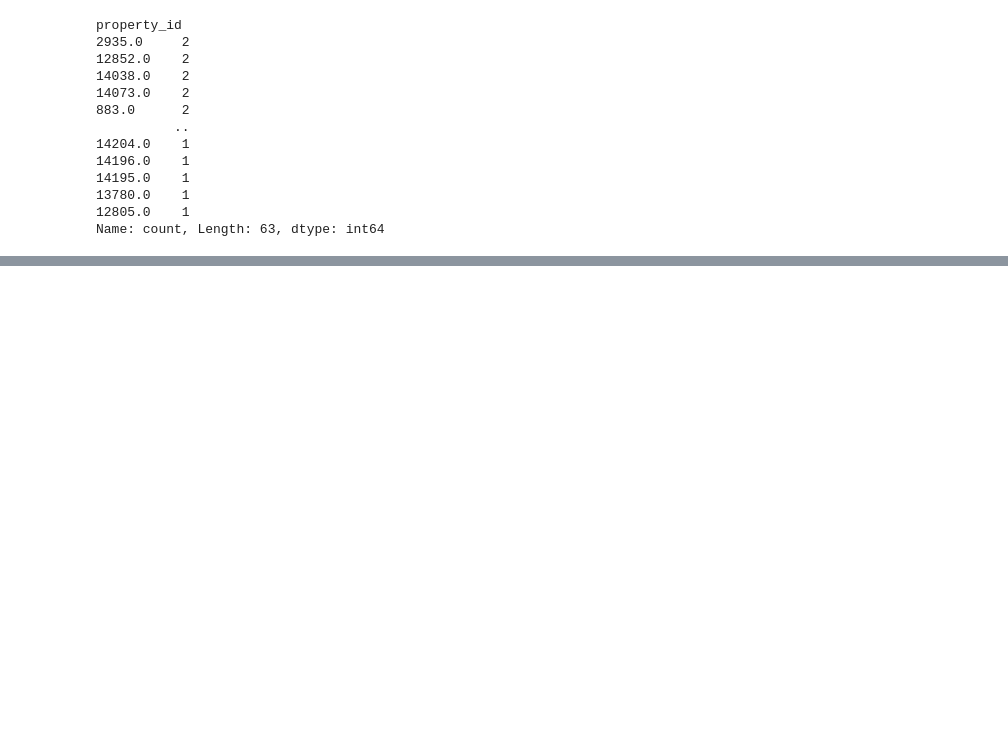
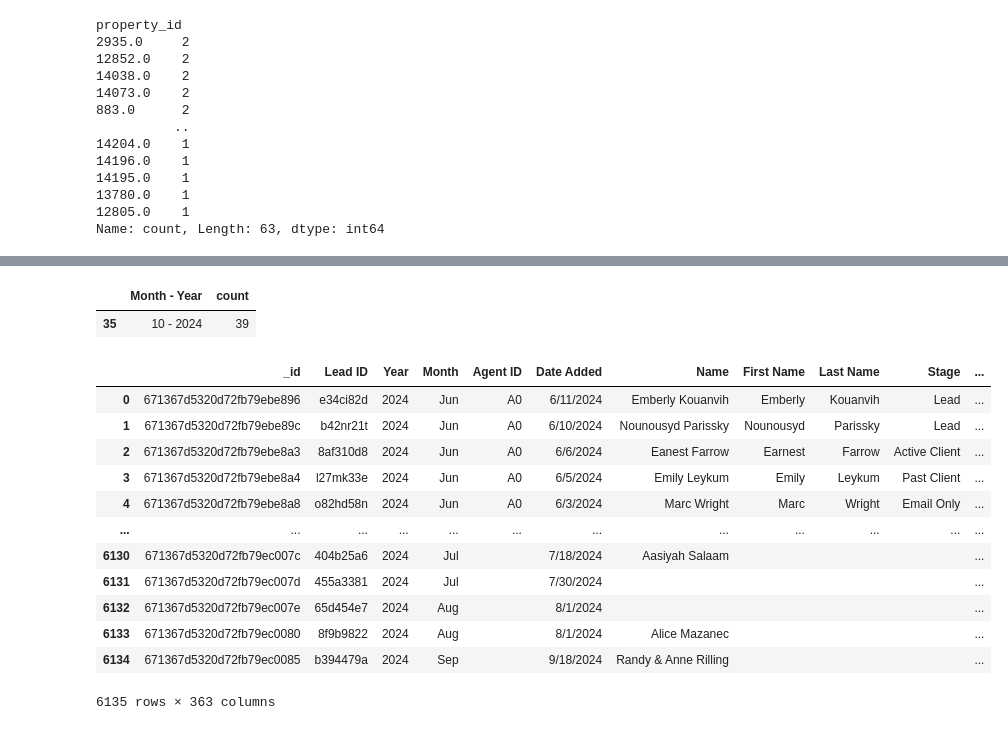
Before and after one commit to lemuel-cljteam/christina-team, a Jupyter notebook: followupboss/testings.ipynb, the cells around one changed output, grey strips where cells are left out. Drawn from its saved outputs; the diff is of its cells as text; code cells hidden in the pictures; blank space fills up the shorter version.

```diff
--- a/followupboss/testings.ipynb
+++ b/followupboss/testings.ipynb
@@ -2888,0 +2945,30 @@ Name: count, Length: 63, dtype: int64
+# %%
+df_months[df_months['Month - Year'] == "10 - 2024"]
+# %% [output]
+|  | Month - Year | count |
+| 35 | 10 - 2024 | 39 |
+# %%
+from pymongo import MongoClient
+import pandas as pd
+
+client = MongoClient("mongodb+srv://christina:akodcXC3gIB2qhYf@clusterchristina.57107.mongodb.net/")
+db = client['Christina']
+collection = db['app_leads_backup']
+
+list_ = list(collection.find({}))
+df = pd.DataFrame(list_)
+df
+# %% [output]
+|  | _id | Lead ID | Year | Month | Agent ID | Date Added | Name | First Name | Last Name | Stage | ... |
+| 0 | 671367d5320d72fb79ebe896 | e34ci82d | 2024 | Jun | A0 | 6/11/2024 | Emberly Kouanvih | Emberly | Kouanvih | Lead | ... |
+| 1 | 671367d5320d72fb79ebe89c | b42nr21t | 2024 | Jun | A0 | 6/10/2024 | Nounousyd Parissky | Nounousyd | Parissky | Lead | ... |
+| 2 | 671367d5320d72fb79ebe8a3 | 8af310d8 | 2024 | Jun | A0 | 6/6/2024 | Eanest Farrow | Earnest | Farrow | Active Client | ... |
+| 3 | 671367d5320d72fb79ebe8a4 | l27mk33e | 2024 | Jun | A0 | 6/5/2024 | Emily Leykum | Emily | Leykum | Past Client | ... |
+| 4 | 671367d5320d72fb79ebe8a8 | o82hd58n | 2024 | Jun | A0 | 6/3/2024 | Marc Wright | Marc | Wright | Email Only | ... |
+| ... | ... | ... | ... | ... | ... | ... | ... | ... | ... | ... | ... |
+| 6130 | 671367d5320d72fb79ec007c | 404b25a6 | 2024 | Jul |  | 7/18/2024 | Aasiyah Salaam |  |  |  | ... |
+| 6131 | 671367d5320d72fb79ec007d | 455a3381 | 2024 | Jul |  | 7/30/2024 |  |  |  |  | ... |
+| 6132 | 671367d5320d72fb79ec007e | 65d454e7 | 2024 | Aug |  | 8/1/2024 |  |  |  |  | ... |
+| 6133 | 671367d5320d72fb79ec0080 | 8f9b9822 | 2024 | Aug |  | 8/1/2024 | Alice Mazanec |  |  |  | ... |
+| 6134 | 671367d5320d72fb79ec0085 | b394479a | 2024 | Sep |  | 9/18/2024 | Randy & Anne Rilling |  |  |  | ... |
+6135 rows × 363 columns
```
Also changed, not shown: parts of 3 cells of this notebook, 9 other files.
